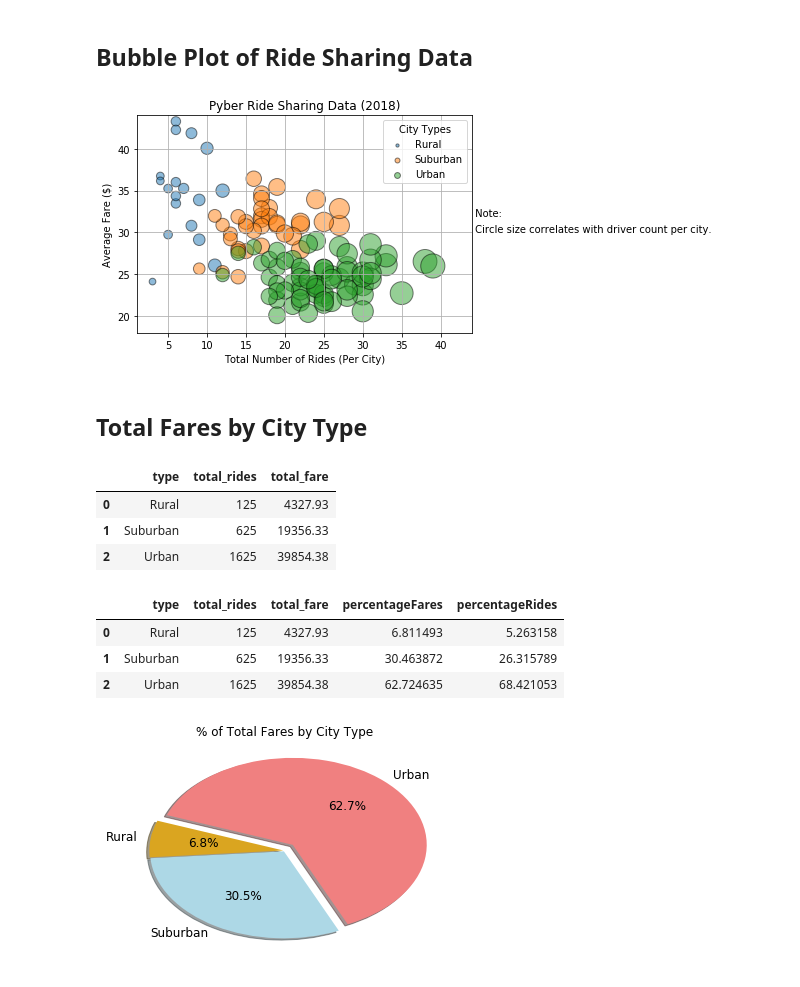
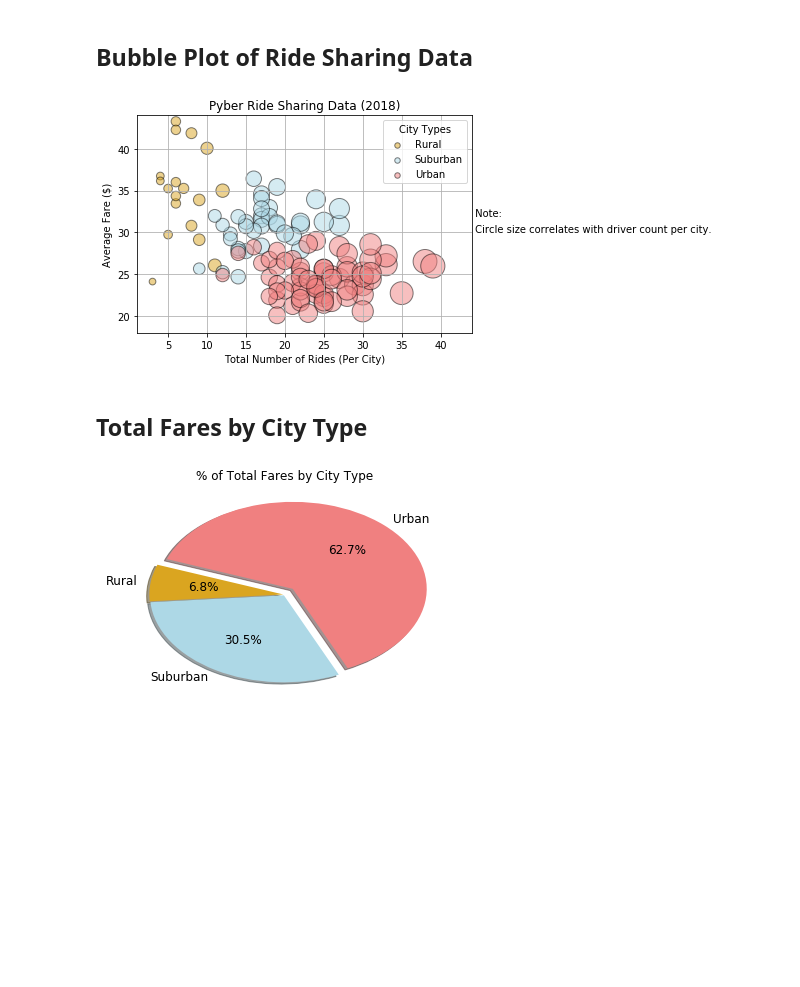
Before and after one commit to reedkm/matplotlib-pyber, a Jupyter notebook: pyber_starter_Kreed.ipynb, the cells around one changed output. Saved outputs shown, nothing was run; the diff lists cells and outputs as text; code cells hidden in the pictures; blank space fills up the shorter version.

Commit message:
Final code and figure output

```diff
--- a/pyber_starter_Kreed.ipynb
+++ b/pyber_starter_Kreed.ipynb
@@ -47,57 +38,51 @@ type_group.head()
 ## Bubble Plot of Ride Sharing Data
 # %%
 # Create new dataframe group just by type to plot
+colors = ["goldenrod","lightblue","lightcoral"]
 grouped = type_group.groupby('type')
 
 # Obtain the x and y coordinates for each of the three city types
 # Build the scatter plots for each city types
-fig, ax = plt.subplots()
+color_index = 0
 for name, group in grouped:
-    plt.scatter(group.rides, group.avg_fare, marker='o', s=group.rides*15, label=name, edgecolors="black", alpha=0.5)
+    plt.scatter(group.rides, group.avg_fare, marker='o', c=colors[color_index], s=group.rides*15, label=name, edgecolors="black", alpha=0.5)
+    color_index += 1
 
 # Incorporate the other graph properties
 plt.grid(True)
 plt.ylim(18,44)
 plt.xlim(1,44)
 plt.title("Pyber Ride Sharing Data (2018)")
 plt.xlabel("Total Number of Rides (Per City)")
 plt.ylabel("Average Fare ($)")
 
 # Create a legend
-plt.legend(title='City Types', markerscale=0.3)
+lgnd = plt.legend(title='City Types', scatterpoints=1, fontsize=10)
+lgnd.legendHandles[0]._sizes = [30]
+lgnd.legendHandles[1]._sizes = [30]
+lgnd.legendHandles[2]._sizes = [30]
 
 # Incorporate a text label regarding circle size
 plt.annotate(" Note:", xy=(44, 32))
 plt.annotate(" Circle size correlates with driver count per city.", xy=(44, 30))
 
 # Save Figure
 plt.savefig("pyber_scatter.png", bbox_inches="tight")
 # %% [output]
-[figure, old version]
+[figure, new version]
 # %% [markdown]
 ## Total Fares by City Type
 # %%
 # Create data frame to group type
 fare_group = pyber_data_complete.groupby(['type'], as_index=False).agg({'ride_id':'count', 'fare':'sum'}).rename(columns={'ride_id':'total_rides', 'fare':'total_fare'})
-#fare_group['fare_percentage'] = pd.Series(fare_group['total_fare']/fare_group['total_rides'])
-fare_group.head()
+#fare_group.head()
-# %% [output]
-|  | type | total_rides | total_fare |
-| 0 | Rural | 125 | 4327.93 |
-| 1 | Suburban | 625 | 19356.33 |
-| 2 | Urban | 1625 | 39854.38 |
 # %%
-# Calculate Type Percents
+# Calculate Type Percents for Fares and Rides
 total_area_fares = fare_group['total_fare'].sum()
 total_area_rides = fare_group['total_rides'].sum()
 
 fare_group['percentageFares']= (fare_group['total_fare'] / total_area_fares) * 100
 fare_group['percentageRides']= (fare_group['total_rides'] / total_area_rides) * 100
 
-fare_group
+#fare_group
-# %% [output]
-|  | type | total_rides | total_fare | percentageFares | percentageRides |
-| 0 | Rural | 125 | 4327.93 | 6.811493 | 5.263158 |
-| 1 | Suburban | 625 | 19356.33 | 30.463872 | 26.315789 |
-| 2 | Urban | 1625 | 39854.38 | 62.724635 | 68.421053 |
 # %%
```
Also changed, not shown: parts of 5 cells of this notebook, 4 other files.
